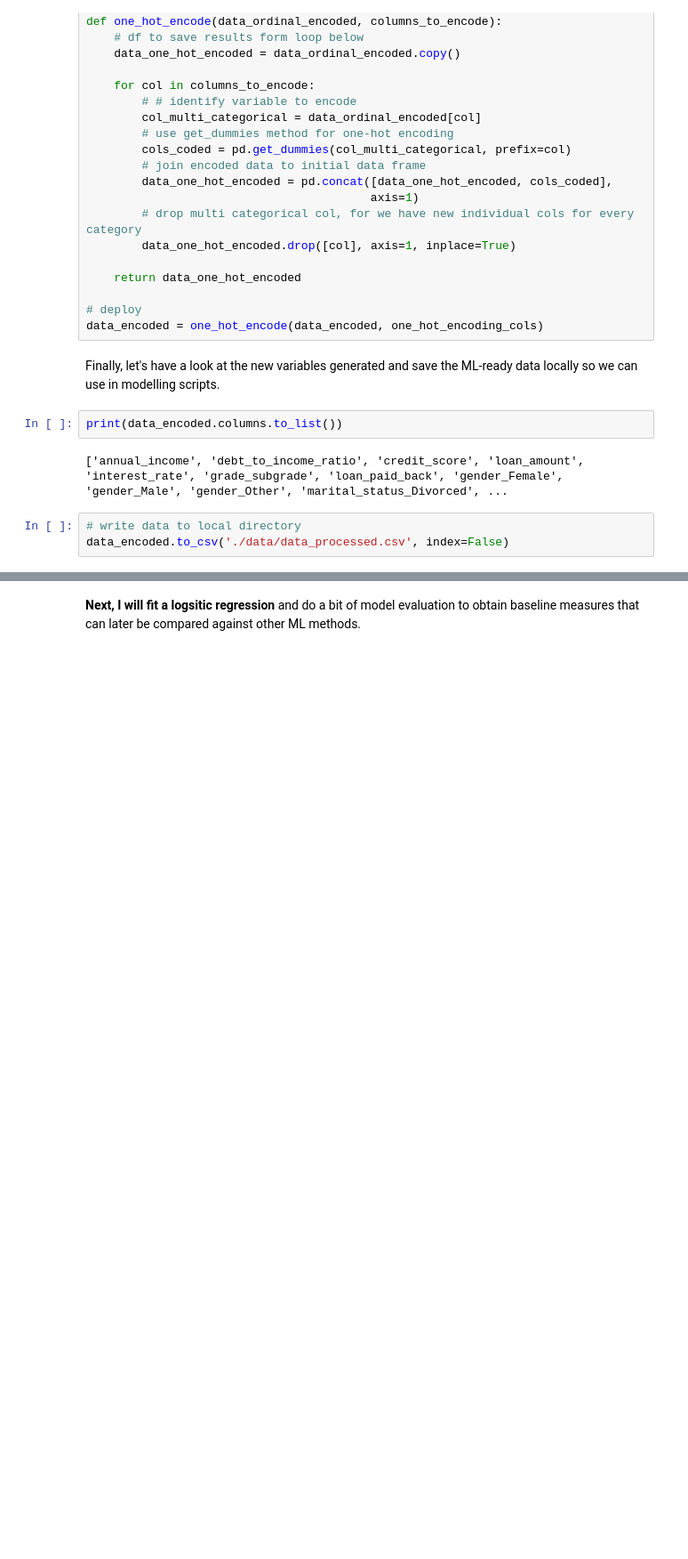
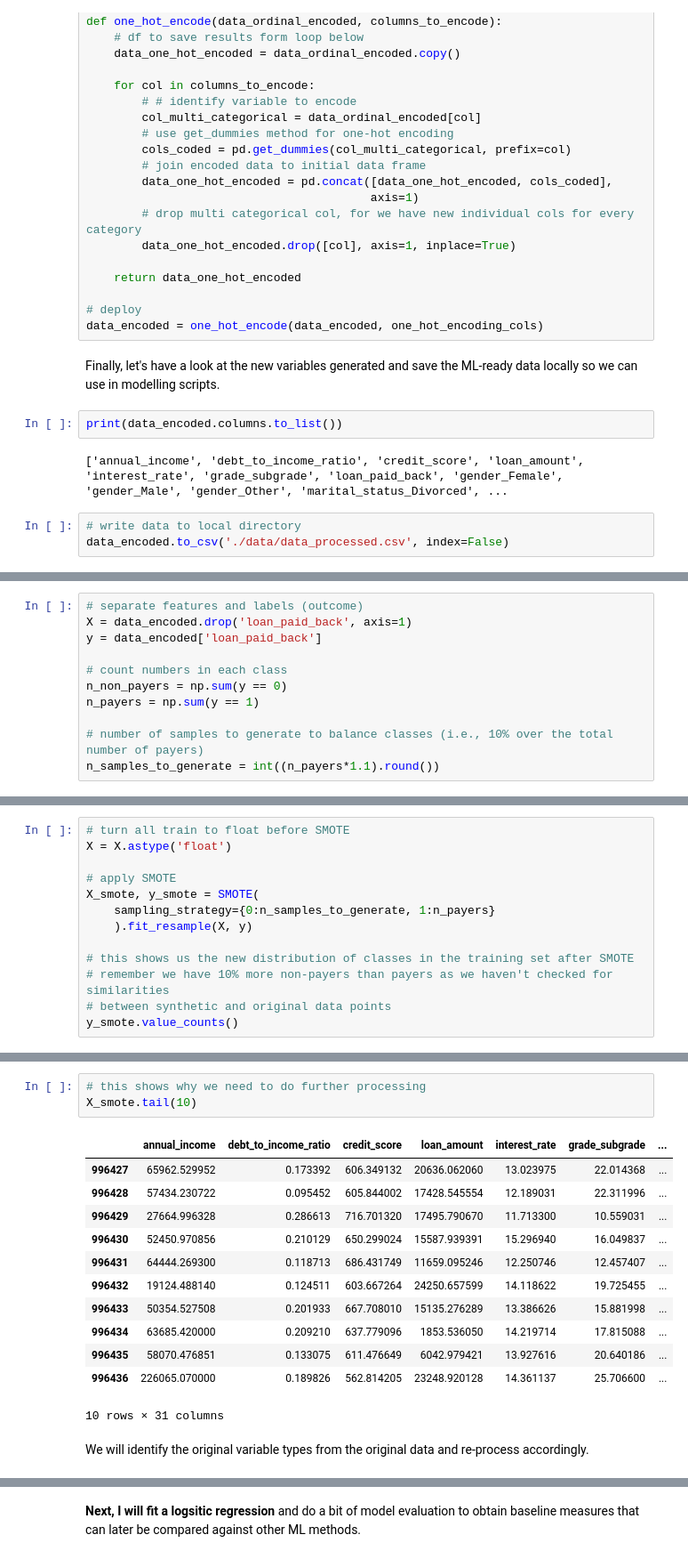
Before and after one commit to znogbes/kaggle-predicting-loan-payback, a Jupyter notebook: eda-and-pre-ml.ipynb, the cells around one changed output, grey strips where cells are left out. Shown at 89% size. Cells and saved outputs as stored; diff of their text form; blank space fills up the shorter version.

Commit message:
moved SMOTE to EDA book

```diff
--- a/eda-and-pre-ml.ipynb
+++ b/eda-and-pre-ml.ipynb
@@ -519,0 +541,11 @@ data_encoded.to_csv('./data/data_processed.csv', index=False)
+# %%
+# separate features and labels (outcome)
+X = data_encoded.drop('loan_paid_back', axis=1)
+y = data_encoded['loan_paid_back']
+
+# count numbers in each class
+n_non_payers = np.sum(y == 0)
+n_payers = np.sum(y == 1)
+
+# number of samples to generate to balance classes (i.e., 10% over the total number of payers)
+n_samples_to_generate = int((n_payers*1.1).round())
@@ -519,0 +554,13 @@ data_encoded.to_csv('./data/data_processed.csv', index=False)
+# %%
+# turn all train to float before SMOTE
+X = X.astype('float')
+
+# apply SMOTE
+X_smote, y_smote = SMOTE(
+    sampling_strategy={0:n_samples_to_generate, 1:n_payers}
+    ).fit_resample(X, y)
+
+# this shows us the new distribution of classes in the training set after SMOTE
+# remember we have 10% more non-payers than payers as we haven't checked for similarities
+# between synthetic and original data points
+y_smote.value_counts()
@@ -519,0 +576,18 @@ data_encoded.to_csv('./data/data_processed.csv', index=False)
+# %%
+# this shows why we need to do further processing
+X_smote.tail(10)
+# %% [output]
+|  | annual_income | debt_to_income_ratio | credit_score | loan_amount | interest_rate | grade_subgrade | ... |
+| 996427 | 65962.529952 | 0.173392 | 606.349132 | 20636.062060 | 13.023975 | 22.014368 | ... |
+| 996428 | 57434.230722 | 0.095452 | 605.844002 | 17428.545554 | 12.189031 | 22.311996 | ... |
+| 996429 | 27664.996328 | 0.286613 | 716.701320 | 17495.790670 | 11.713300 | 10.559031 | ... |
+| 996430 | 52450.970856 | 0.210129 | 650.299024 | 15587.939391 | 15.296940 | 16.049837 | ... |
+| 996431 | 64444.269300 | 0.118713 | 686.431749 | 11659.095246 | 12.250746 | 12.457407 | ... |
+| 996432 | 19124.488140 | 0.124511 | 603.667264 | 24250.657599 | 14.118622 | 19.725455 | ... |
+| 996433 | 50354.527508 | 0.201933 | 667.708010 | 15135.276289 | 13.386626 | 15.881998 | ... |
+| 996434 | 63685.420000 | 0.209210 | 637.779096 | 1853.536050 | 14.219714 | 17.815088 | ... |
+| 996435 | 58070.476851 | 0.133075 | 611.476649 | 6042.979421 | 13.927616 | 20.640186 | ... |
+| 996436 | 226065.070000 | 0.189826 | 562.814205 | 23248.920128 | 14.361137 | 25.706600 | ... |
+10 rows × 31 columns
+# %% [markdown]
+We will identify the original variable types from the original data and re-process accordingly.
```
Also changed, not shown: parts of 27 cells of this notebook, 1 other file.
